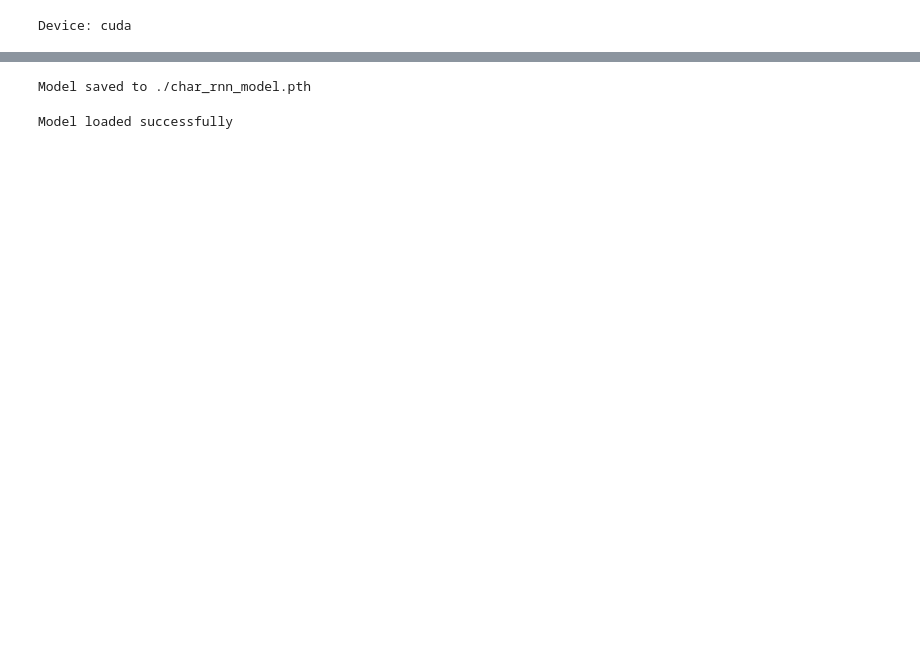
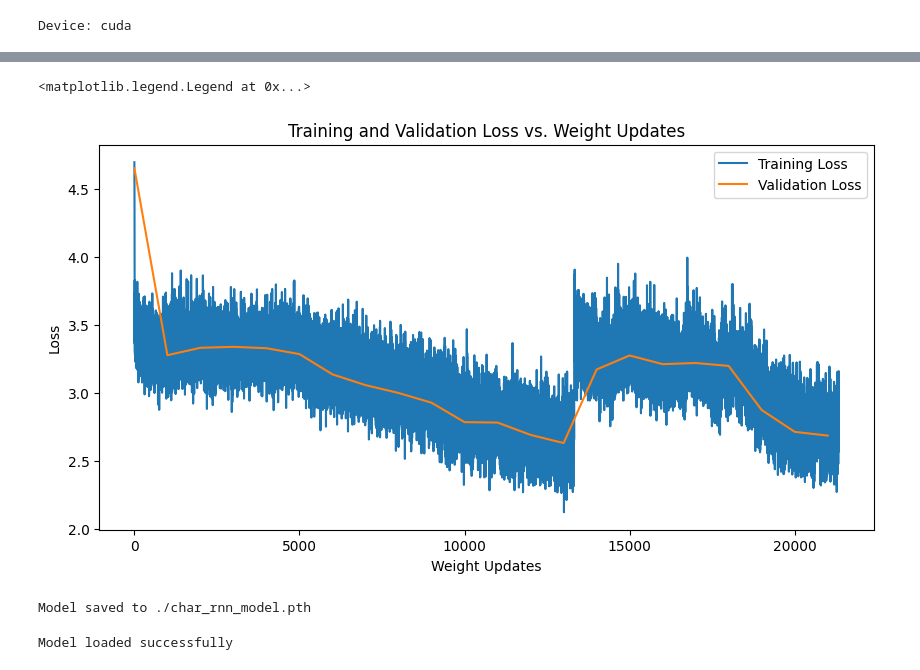
Before and after one commit to jbwenjoy/ESE-5460-Principals-of-Deep-Learning, a Jupyter notebook: hw3/ese546_hw3p3.ipynb, the cells around one changed output, grey strips where cells are left out. Saved outputs shown, nothing was run; the diff lists cells and outputs as text; code cells hidden in the pictures; blank space fills up the shorter version.

```diff
--- a/hw3/ese546_hw3p3.ipynb
+++ b/hw3/ese546_hw3p3.ipynb
@@ -120,6 +132,6 @@ One-hot encoding for 'a': [0. 0. 0. 0. 0. 0. 0. 0. 0. 0. 0. 0. 0. 0. 0. 0. 0. 0.
 # %%
 # Sample a short portion from the first book
-text = text_list[0][60000:61000]
+text = text_list[0][60000:60500]
 print(text)
 # %% [output]
  ill:
@@ -200,18 +207,21 @@ else:
 print(f"Device: {device}")
 
 class CharRNN(nn.Module):
-    def __init__(self, vocab_size, hidden_size, dropout=0.2):
+    def __init__(self, vocab_size, input_size, hidden_size, dropout=0.2):
         super(CharRNN, self).__init__()
+        self.input_size = input_size
         self.hidden_size = hidden_size
-        self.rnn = nn.RNN(vocab_size, self.hidden_size, batch_first=True)
+        self.vocab_size = vocab_size
+
+        self.rnn = nn.RNN(self.input_size, self.hidden_size, nonlinearity='tanh', batch_first=True)
         self.dropout = nn.Dropout(dropout)
-        self.fc = nn.Linear(self.hidden_size, vocab_size)
+        self.fc = nn.Linear(self.hidden_size, self.vocab_size)
 
     def forward(self, x, hidden):
         out, hidden = self.rnn(x, hidden)
         out = self.dropout(out)
-        out = self.fc(out)
-        return F.log_softmax(out, dim=2), hidden
+        out = self.fc(out[:, -1, :])
+        return F.log_softmax(out, dim=1), hidden
 
     def init_hidden(self, batch_size):
         return torch.zeros(1, batch_size, self.hidden_size).to(device)
@@ -230,16 +240,22 @@ USE_ALL_BOOKS = False
 if 'google.colab' in str(get_ipython()):
     USE_ALL_BOOKS = True
 
+sequence_length = 32
+
 if USE_ALL_BOOKS:
     # Load text and prepare data
     all_texts = ''.join(text_list)  # Concatenate all texts
     vocab_size, unique_chars = count_unique_chars(all_texts)
     char_to_index, index_to_char = create_char_mappings(unique_chars)
+    print(f"Vocabulary size: {vocab_size}")
 
     # Generate sequences
-    input_sequences, target_characters = generate_sequences(all_texts, char_to_index, stride=16)
+    input_sequences, target_characters = generate_sequences(all_texts, char_to_index, sequence_length=sequence_length, stride=24)
     input_sequences = torch.tensor(input_sequences, dtype=torch.float32)
     target_characters = torch.tensor(target_characters, dtype=torch.long)
+
+    input_sequences = input_sequences.to(device)
+    target_characters = target_characters.to(device)
 
     # Create TensorDataset and DataLoader
     dataset = TensorDataset(input_sequences, target_characters)
@@ -253,10 +269,14 @@ else:
     text = text_list[0]
     vocab_size, unique_chars = vocab_size_list[0], unique_chars_list[0]
     char_to_index, index_to_char = create_char_mappings(unique_chars)
+    print(f"Vocabulary size: {vocab_size}")
 
-    input_sequences, target_characters = generate_sequences(text, char_to_index, stride=64)
+    input_sequences, target_characters = generate_sequences(text, char_to_index, sequence_length=sequence_length, stride=63)
     input_sequences = torch.tensor(input_sequences, dtype=torch.float32)
     target_characters = torch.tensor(target_characters, dtype=torch.long)
+
+    input_sequences = input_sequences.to(device)
+    target_characters = target_characters.to(device)
 
     dataset = TensorDataset(input_sequences, target_characters)
     train_size = int(0.8 * len(dataset))
@@ -331,3 +419,17 @@ Validation Loss: 4.661312505772812
+# %%
+import matplotlib.pyplot as plt
+
+# Plot training and validation loss
+plt.figure(figsize=(10, 5))
+plt.plot(update_counts, training_losses, label='Training Loss')
+plt.plot(update_counts[::1000], validation_losses, label='Validation Loss')  # Plot validation loss every 1000 updates
+plt.xlabel('Weight Updates')
+plt.ylabel('Loss')
+plt.title('Training and Validation Loss vs. Weight Updates')
+plt.legend()
+# %% [output]
+<matplotlib.legend.Legend at 0x...>
+[figure, added]
 # %%
 # Save the model
 model_path = f'{dir_root}/char_rnn_model.pth'
```
Also changed, not shown: parts of 13 cells of this notebook, 1 other file.
